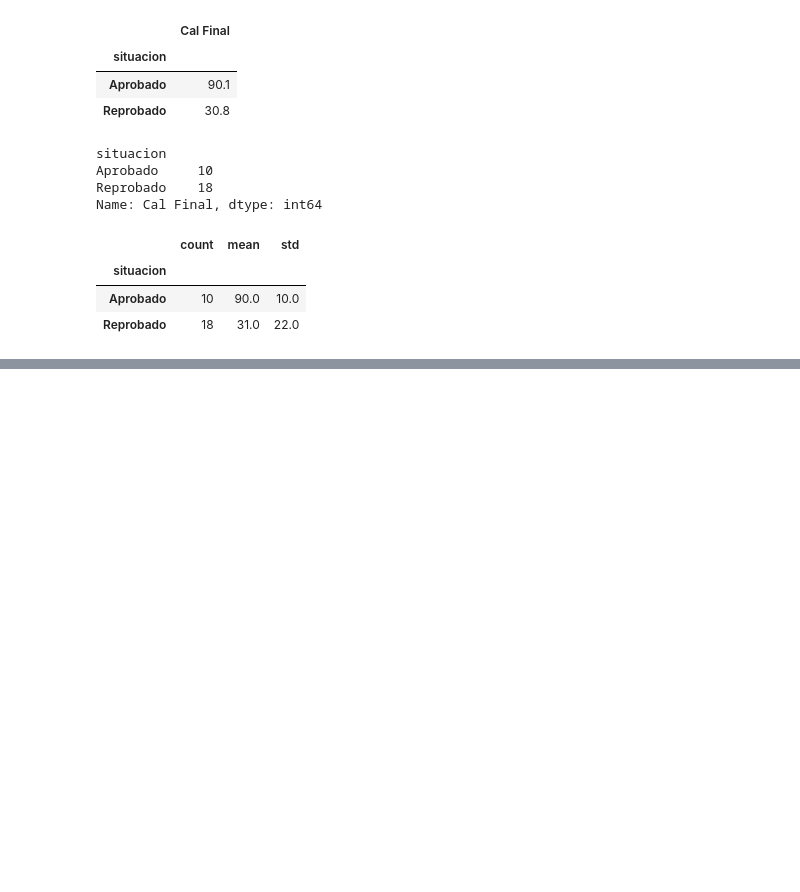
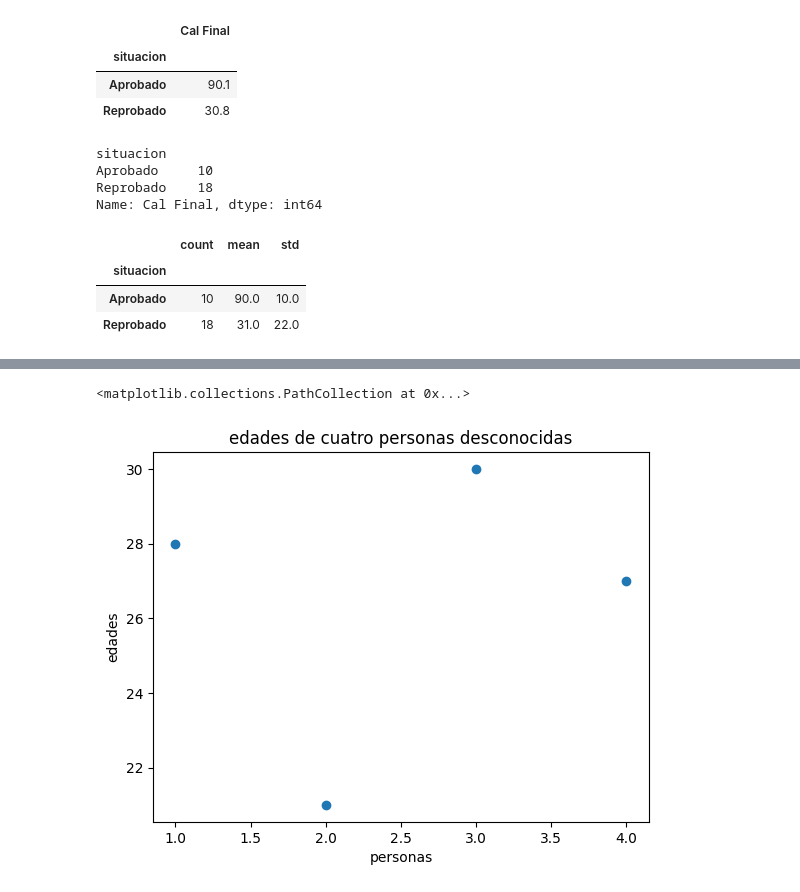
Before and after one commit to IvRodco/EstadisticaAplicasa_1899843, a Jupyter notebook: Sesion5_EA.ipynb, the cells around one changed output, grey strips where cells are left out. Drawn from its saved outputs; the diff is of its cells as text; code cells hidden in the pictures; blank space fills up the shorter version.

```diff
--- a/Sesion5_EA.ipynb
+++ b/Sesion5_EA.ipynb
@@ -136,0 +165,15 @@ cal.groupby('situacion')['Cal Final'].agg(['count','mean','std']).round()
+# %%
+#para un grafico de puntos
+
+
+#le ponemos primero las etiquetas de los ejes
+plt.xlabel('personas')
+plt.ylabel('edades')
+
+#le ponemos titulo al grafico
+plt.title('edades de cuatro personas desconocidas')
+
+plt.scatter(personas,edades)
+# %% [output]
+<matplotlib.collections.PathCollection at 0x...>
+[figure, added]
```
Also changed, not shown: parts of 3 cells of this notebook.
